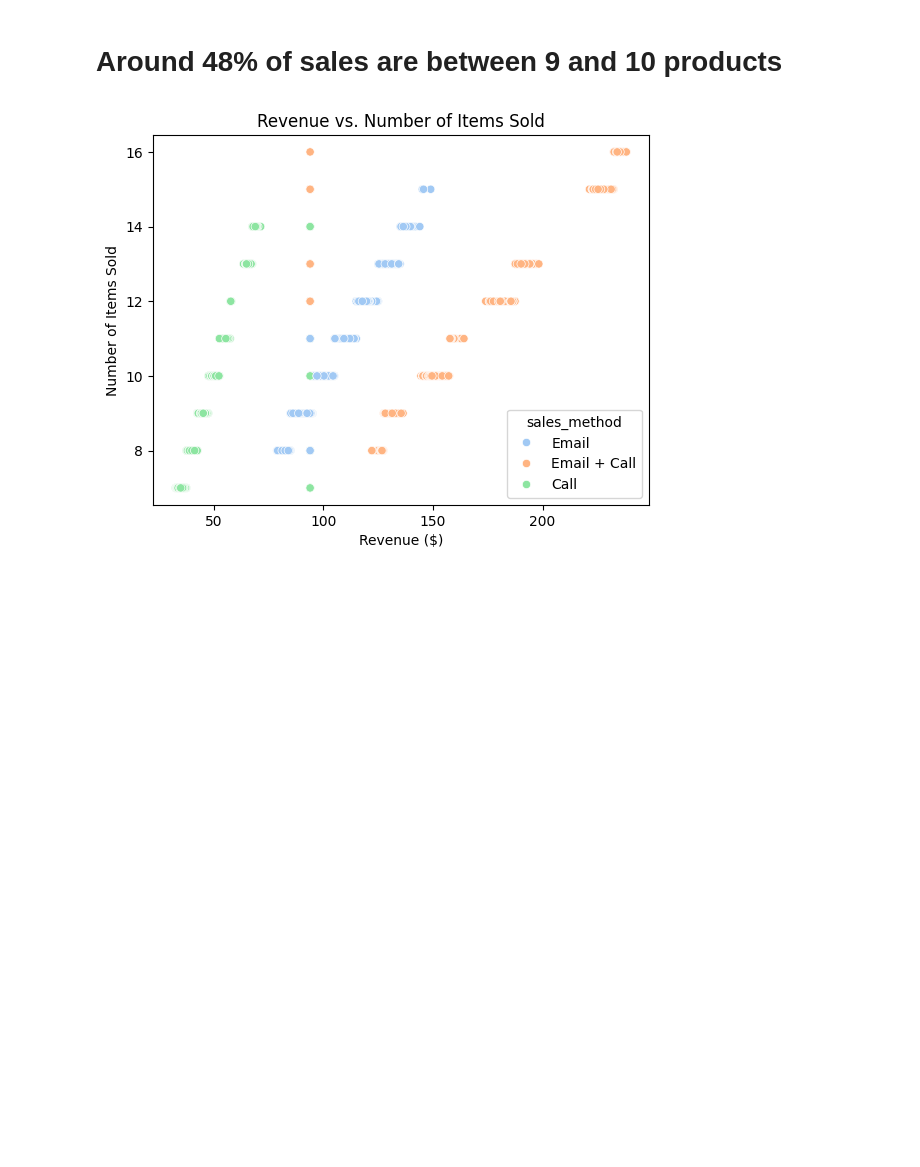
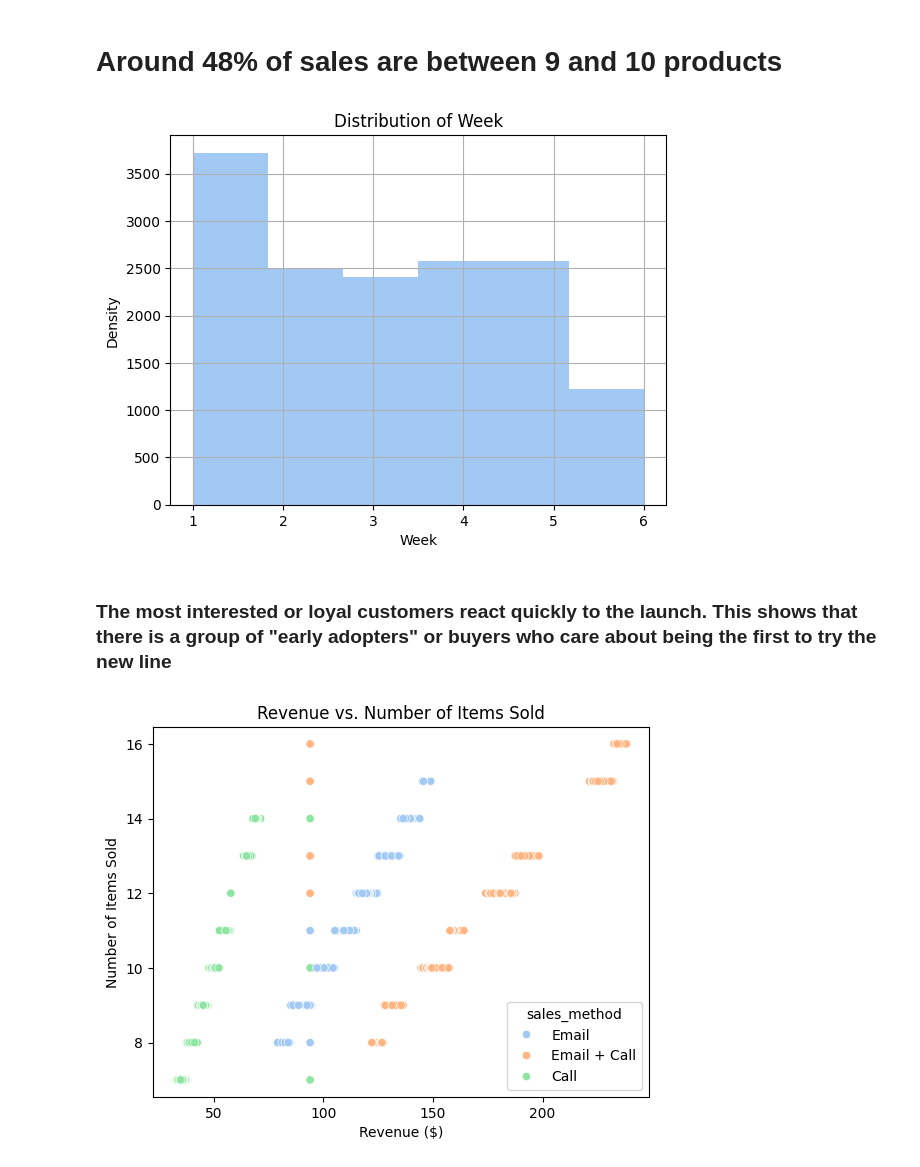
Before and after one commit to jean7-7-7/Proyectos, a Jupyter notebook: Certification.ipynb, the cells around one changed output. Saved outputs shown, nothing was run; the diff lists cells and outputs as text; code cells hidden in the pictures; blank space fills up the shorter version.

```diff
--- a/Certification.ipynb
+++ b/Certification.ipynb
@@ -204,4 +204,14 @@ The number of items sold between 9 and 10: 7210
 Exact percentage: 38.37%
 # %% [markdown]
 # Around 48% of sales are between 9 and 10 products
+# %%
+dt["week"].hist(bins=6)
+plt.title("Distribution of Week")
+plt.xlabel("Week")
+plt.ylabel("Density")
+plt.show()
+# %% [output]
+[figure, added]
+# %% [markdown]
+### The most interested or loyal customers react quickly to the launch. This shows that there is a group of "early adopters" or buyers who care about being the first to try the new line
 # %%
```
Also changed, not shown: parts of 15 cells of this notebook.
